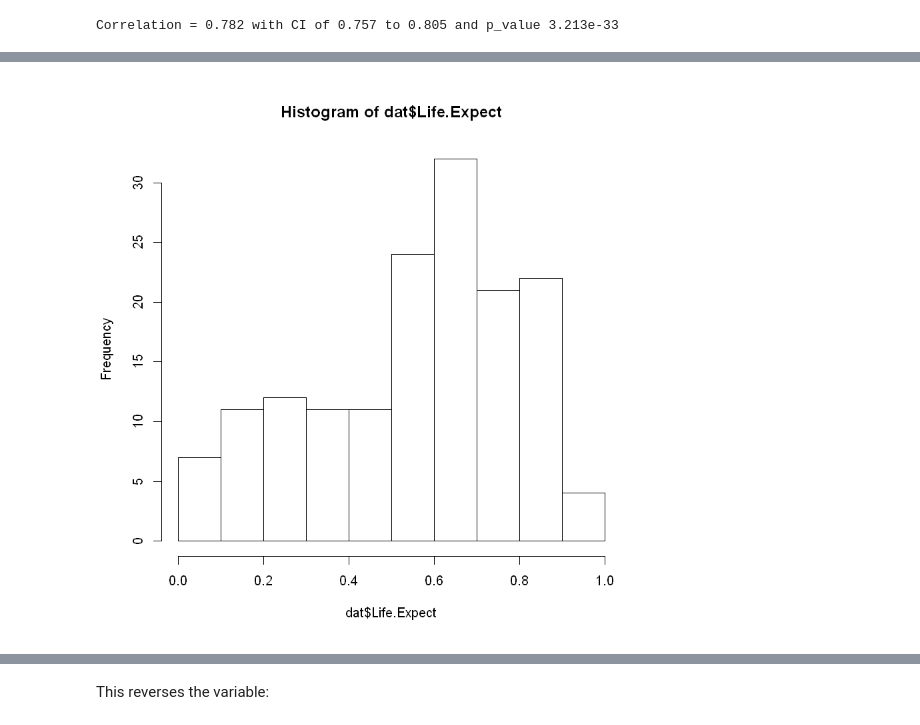
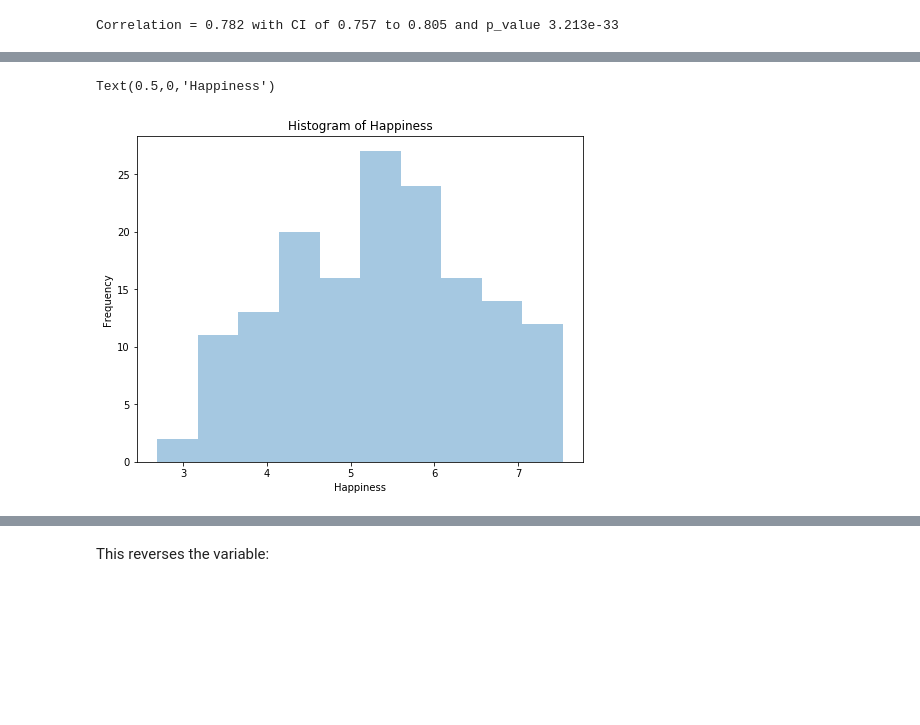
Before and after one commit to Tommytrungto/Research-Methods-for-Data-Science-with-Python, a Jupyter notebook: Module5/Mod5_Lab1_-_Correlation.ipynb, the cells around one changed output, grey strips where cells are left out. Drawn from its saved outputs; the diff is of its cells as text; code cells hidden in the pictures; blank space fills up the shorter version.

```diff
--- a/Module5/Mod5_Lab1_-_Correlation.ipynb
+++ b/Module5/Mod5_Lab1_-_Correlation.ipynb
@@ -224,4 +217,8 @@ hist(dat$Happiness)
-# %%
-hist(dat$Life.Expect)
-# %% [output]
-[figure, removed]
+# %%
+ax = plt.figure(figsize=(8, 6)).gca() # define axis
+dat.Happiness.plot.hist(ax = ax, alpha = 0.4)
+plt.title('Histogram of Happiness')
+plt.xlabel('Happiness')
+# %% [output]
+Text(0.5,0,'Happiness')
+[figure, added]
```
Also changed, not shown: parts of 9 cells of this notebook.
